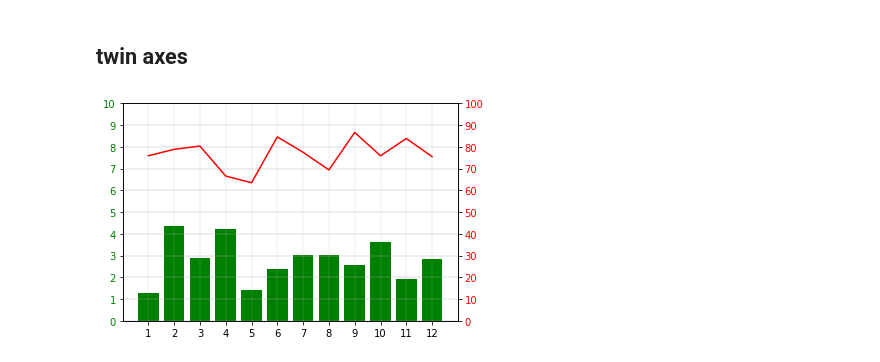
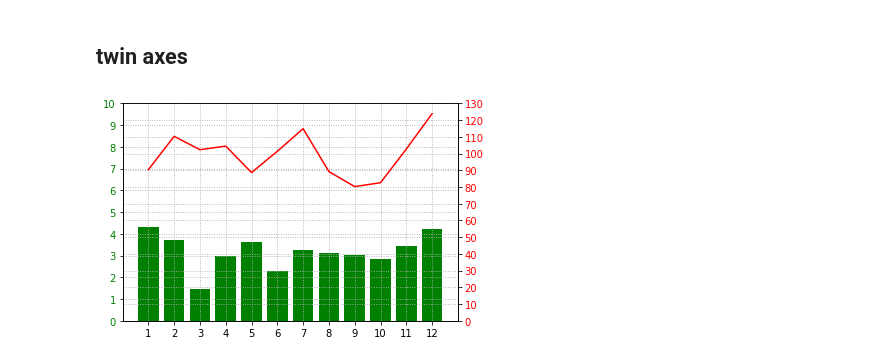
Before and after one commit to queirozfcom/python-sandbox, a Jupyter notebook: python3/notebooks/matplotlib/pyplot-by-example/main.ipynb, the cells around one changed output. Cells and saved outputs as stored; diff of their text form; code cells hidden in the pictures.

```diff
--- a/python3/notebooks/matplotlib/pyplot-by-example/main.ipynb
+++ b/python3/notebooks/matplotlib/pyplot-by-example/main.ipynb
@@ -332,37 +349,41 @@ plt.show()
 ## twin axes
 # %%
 plt.clf()
+
+np.random.seed(10)
 
 xs = [1,2,3,4,5,6,7,8,9,10,11,12]
 ys_bars = np.random.normal(loc=3.0,size=12)
 ys_lines = np.random.normal(loc=5.0,size=12,scale=0.5)
 
 # this is the axis on the left
 ax1=plt.gca()
 ax1.bar(xs,ys_bars,color='green')
 
 # order is important when setting ticks.
 # Ticks must be set after the plot has been drawn
 ax1.set_yticks(np.arange(0,11,1))
 ax1.set_yticklabels(np.arange(0,11,1),color='green')
 
 # create the 'twin' axis on the right
 ax2=ax1.twinx()
 
-# plot the same numbers but multiplied by 15
-ax2.plot(xs,ys_lines*15,color='red')
+# plot the same numbers but multiplied by 20
+ax2.plot(xs,ys_lines*20,color='red')
 
 # set the ticks and ticklabels for the twin axis
-ax2.set_yticks(np.arange(0,101,10))
-ax2.set_yticklabels(np.arange(0,101,10),color='red')
+ax2.set_yticks(np.arange(0,131,10))
+ax2.set_yticklabels(np.arange(0,131,10),color='red')
 
 # set ticks for the x axis (bottom)
 ax2.xaxis.set_ticks(xs)
 
 # add grid (optional)
-ax1.grid(True,linewidth=0.2)
-ax2.grid(True,linewidth=0.2)
+ax1.grid(True,linewidth=0.9,linestyle=':')
+ax2.grid(True,linewidth=0.9,linestyle=':')
+
+plt.gcf().set_size_inches(6,4)
 
 plt.show()
 # %% [output]
-[figure, old version]
+[figure, new version]
```
Also changed, not shown: parts of 7 cells of this notebook, 1 other file.
